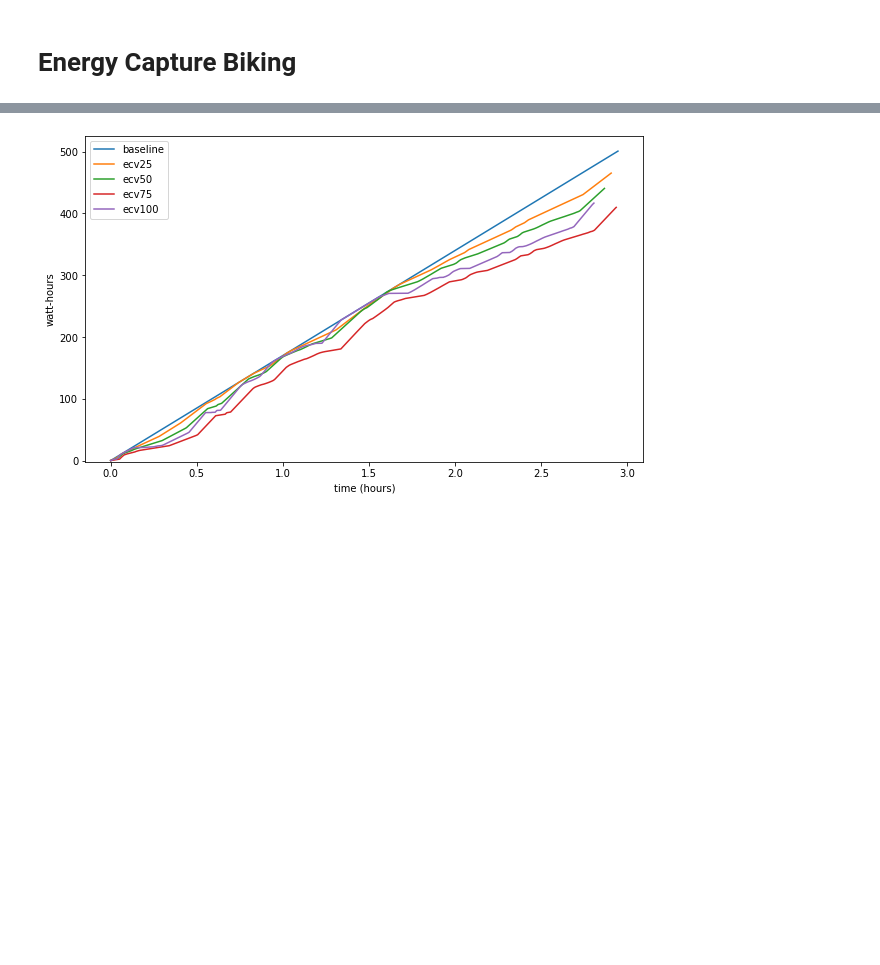
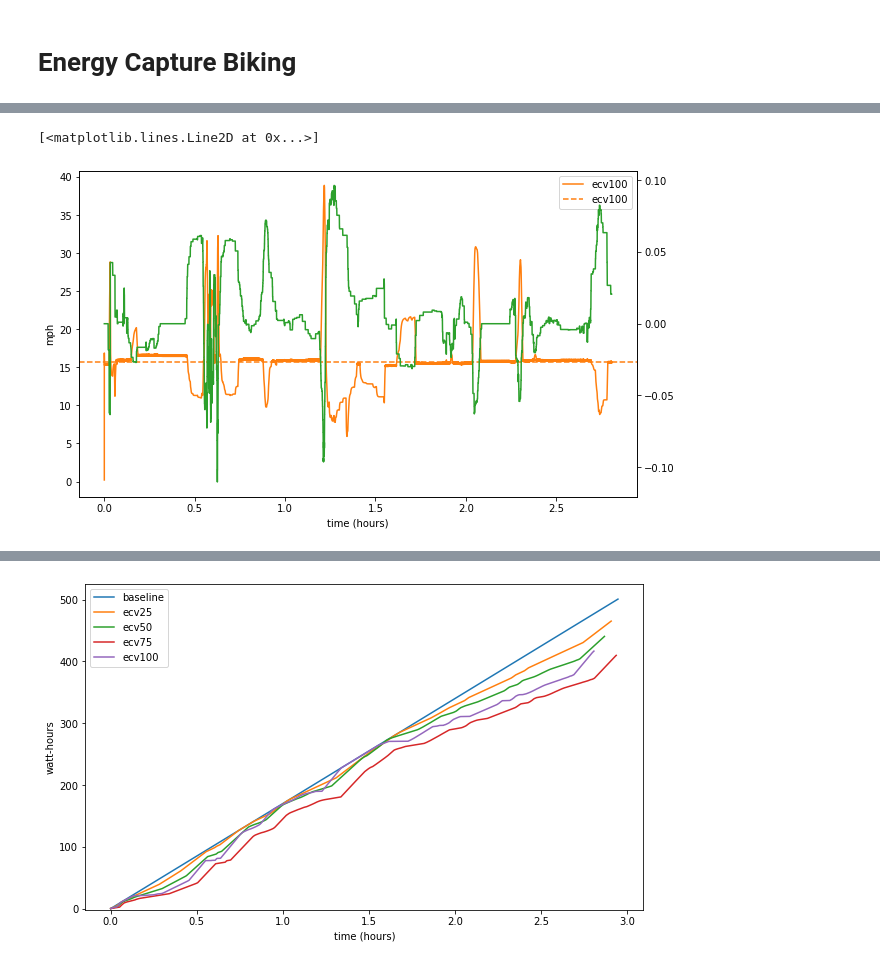
Before and after one commit to busbykt/Ebike, a Jupyter notebook: Analysis.ipynb, the cells around one changed output, grey strips where cells are left out. Drawn from its saved outputs; the diff is of its cells as text; code cells hidden in the pictures; blank space fills up the shorter version.

```diff
--- a/Analysis.ipynb
+++ b/Analysis.ipynb
@@ -420,3 +356,15 @@ ax.legend();
+# %%
+fig, ax = plt.subplots(figsize=[10,6])
+ax.plot(ecv100['hours'],ecv100['mph'], c='C1', label='ecv100')
+ax.set_ylim(-2,)
+ax.set_ylabel('mph'); ax.set_xlabel('time (hours)')
+ax.axhline(ecv100['mph'].mean(), c='C1', ls='--', label='ecv100')
+ax.legend();
+ax2=ax.twinx();
+ax2.plot(ecv100['hours'], ecv100['slope'], c='C2', label='Slope')
+# %% [output]
+[<matplotlib.lines.Line2D at 0x...>]
+[figure, added]
 # %%
 ecv100
 # %% [output]
```
Also changed, not shown: parts of 20 cells of this notebook.
